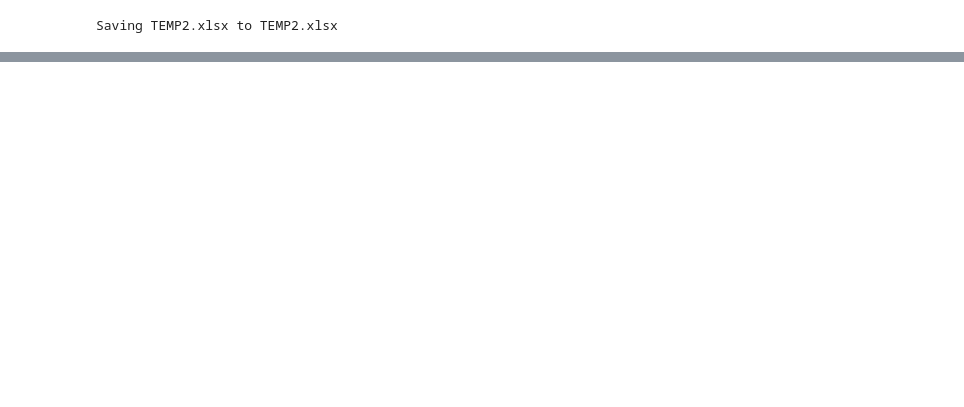
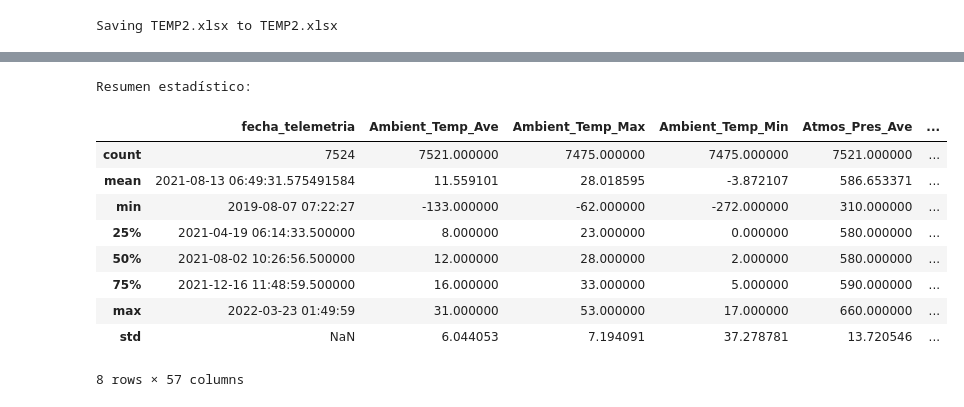
Before and after one commit to ETorresSacha/Prediccion-RULL, a Jupyter notebook: analisis_datos_reto.ipynb, the cells around one changed output, grey strips where cells are left out. Drawn from its saved outputs; the diff is of its cells as text; code cells hidden in the pictures; blank space fills up the shorter version.

```diff
--- a/analisis_datos_reto.ipynb
+++ b/analisis_datos_reto.ipynb
@@ -40,0 +45,2 @@ files.download('mnp_caex.xlsx')
+# %%
+uploaded = files.upload()
@@ -40,0 +53,2 @@ files.download('mnp_caex.xlsx')
+# %%
+data = pd.read_excel(io.BytesIO(uploaded['CAEX_RUL4 (1).xlsx']))
@@ -40,0 +93,16 @@ files.download('mnp_caex.xlsx')
+# %%
+# Resumen estadístico de todas las columnas numéricas
+print("\nResumen estadístico:")
+display(data.describe())
+# %% [output]
+Resumen estadístico:
+|  | fecha_telemetria | Ambient_Temp_Ave | Ambient_Temp_Max | Ambient_Temp_Min | Atmos_Pres_Ave | ... |
+| count | 7524 | 7521.000000 | 7475.000000 | 7475.000000 | 7521.000000 | ... |
+| mean | 2021-08-13 06:49:31.575491584 | 11.559101 | 28.018595 | -3.872107 | 586.653371 | ... |
+| min | 2019-08-07 07:22:27 | -133.000000 | -62.000000 | -272.000000 | 310.000000 | ... |
+| 25% | 2021-04-19 06:14:33.500000 | 8.000000 | 23.000000 | 0.000000 | 580.000000 | ... |
+| 50% | 2021-08-02 10:26:56.500000 | 12.000000 | 28.000000 | 2.000000 | 580.000000 | ... |
+| 75% | 2021-12-16 11:48:59.500000 | 16.000000 | 33.000000 | 5.000000 | 590.000000 | ... |
+| max | 2022-03-23 01:49:59 | 31.000000 | 53.000000 | 17.000000 | 660.000000 | ... |
+| std | NaN | 6.044053 | 7.194091 | 37.278781 | 13.720546 | ... |
+8 rows × 57 columns
```
Also changed, not shown: parts of 11 cells of this notebook.
